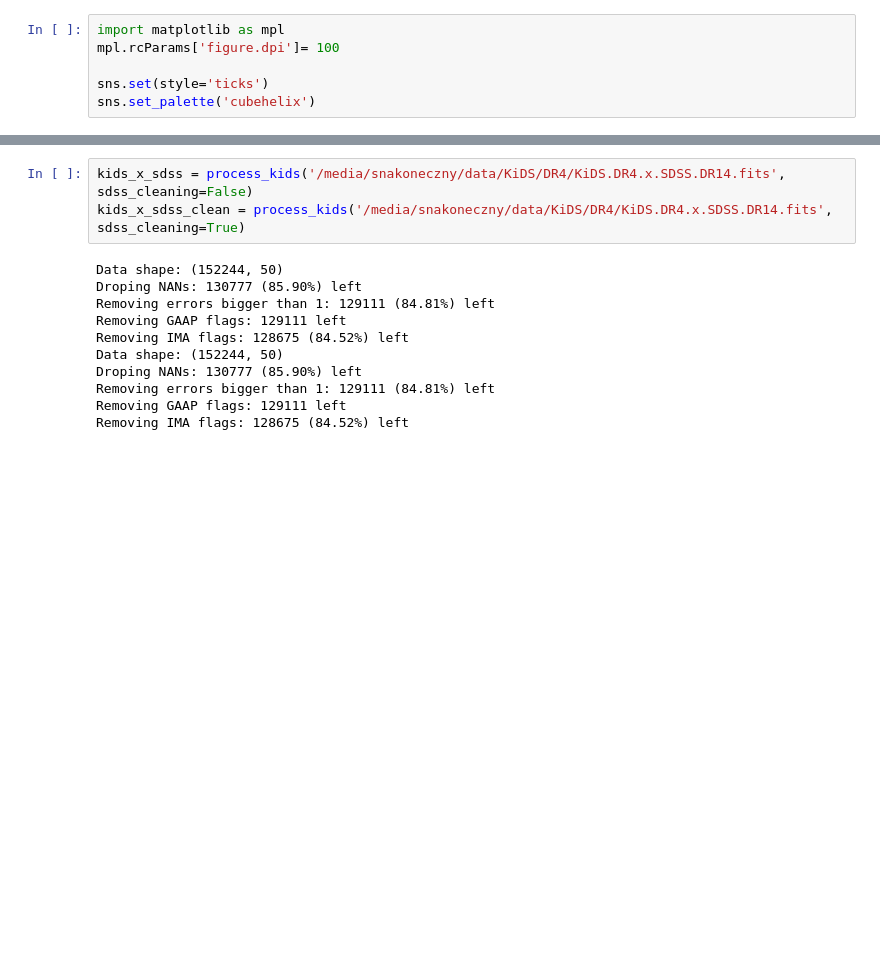
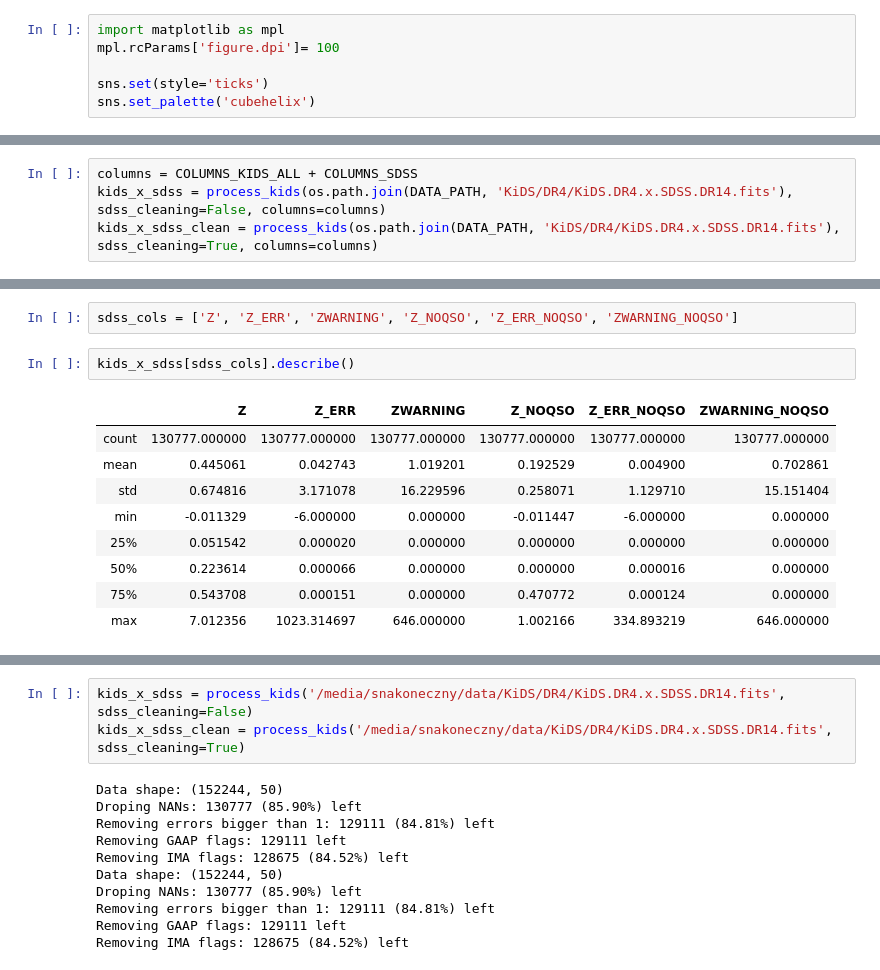
Before and after one commit to snakoneczny/kids-quasars, a Jupyter notebook: notebooks/analysis_sdss_noqso.ipynb, the cells around one changed output, grey strips where cells are left out. Cells and saved outputs as stored; diff of their text form; blank space fills up the shorter version.

```diff
--- a/notebooks/analysis_sdss_noqso.ipynb
+++ b/notebooks/analysis_sdss_noqso.ipynb
@@ -21,0 +25,4 @@ sns.set_palette('cubehelix')
+# %%
+columns = COLUMNS_KIDS_ALL + COLUMNS_SDSS
+kids_x_sdss = process_kids(os.path.join(DATA_PATH, 'KiDS/DR4/KiDS.DR4.x.SDSS.DR14.fits'), sdss_cleaning=False, columns=columns)
+kids_x_sdss_clean = process_kids(os.path.join(DATA_PATH, 'KiDS/DR4/KiDS.DR4.x.SDSS.DR14.fits'), sdss_cleaning=True, columns=columns)
@@ -21,0 +40,14 @@ sns.set_palette('cubehelix')
+# %%
+sdss_cols = ['Z', 'Z_ERR', 'ZWARNING', 'Z_NOQSO', 'Z_ERR_NOQSO', 'ZWARNING_NOQSO']
+# %%
+kids_x_sdss[sdss_cols].describe()
+# %% [output]
+|  | Z | Z_ERR | ZWARNING | Z_NOQSO | Z_ERR_NOQSO | ZWARNING_NOQSO |
+| count | 130777.000000 | 130777.000000 | 130777.000000 | 130777.000000 | 130777.000000 | 130777.000000 |
+| mean | 0.445061 | 0.042743 | 1.019201 | 0.192529 | 0.004900 | 0.702861 |
+| std | 0.674816 | 3.171078 | 16.229596 | 0.258071 | 1.129710 | 15.151404 |
+| min | -0.011329 | -6.000000 | 0.000000 | -0.011447 | -6.000000 | 0.000000 |
+| 25% | 0.051542 | 0.000020 | 0.000000 | 0.000000 | 0.000000 | 0.000000 |
+| 50% | 0.223614 | 0.000066 | 0.000000 | 0.000000 | 0.000016 | 0.000000 |
+| 75% | 0.543708 | 0.000151 | 0.000000 | 0.470772 | 0.000124 | 0.000000 |
+| max | 7.012356 | 1023.314697 | 646.000000 | 1.002166 | 334.893219 | 646.000000 |
```
Also changed, not shown: parts of 8 cells of this notebook, 5 other files.
